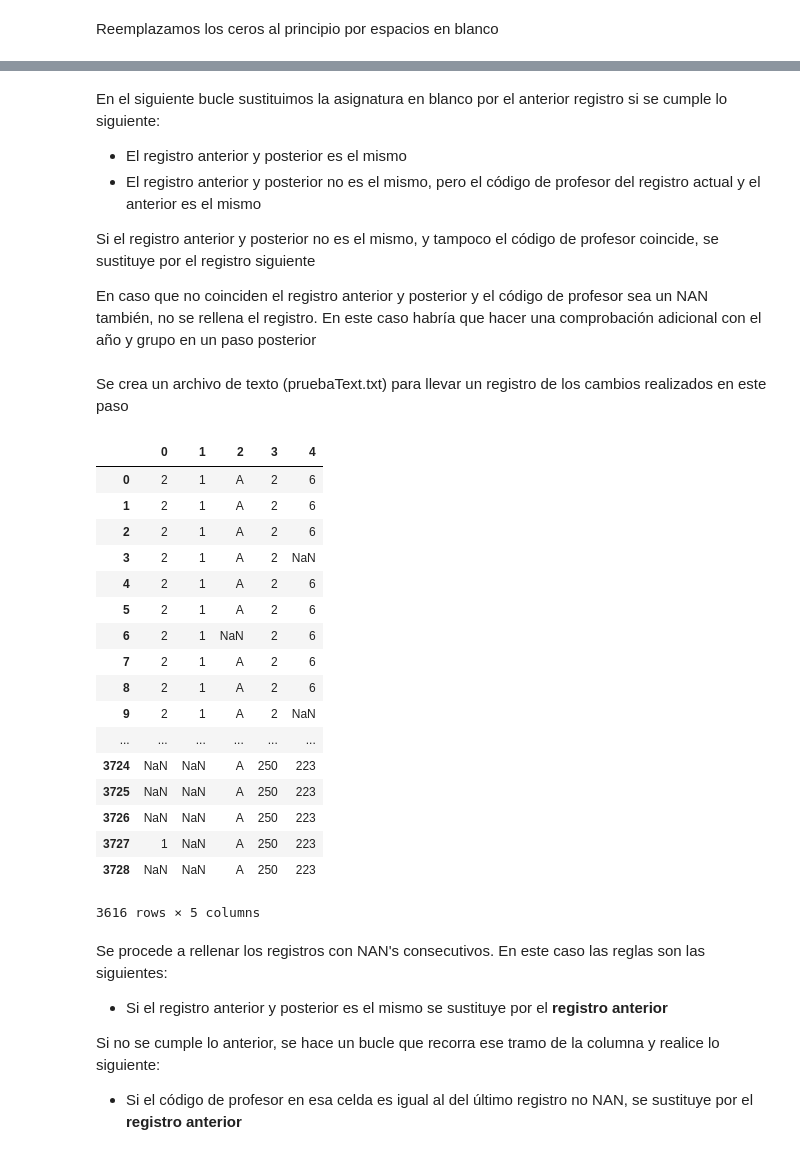
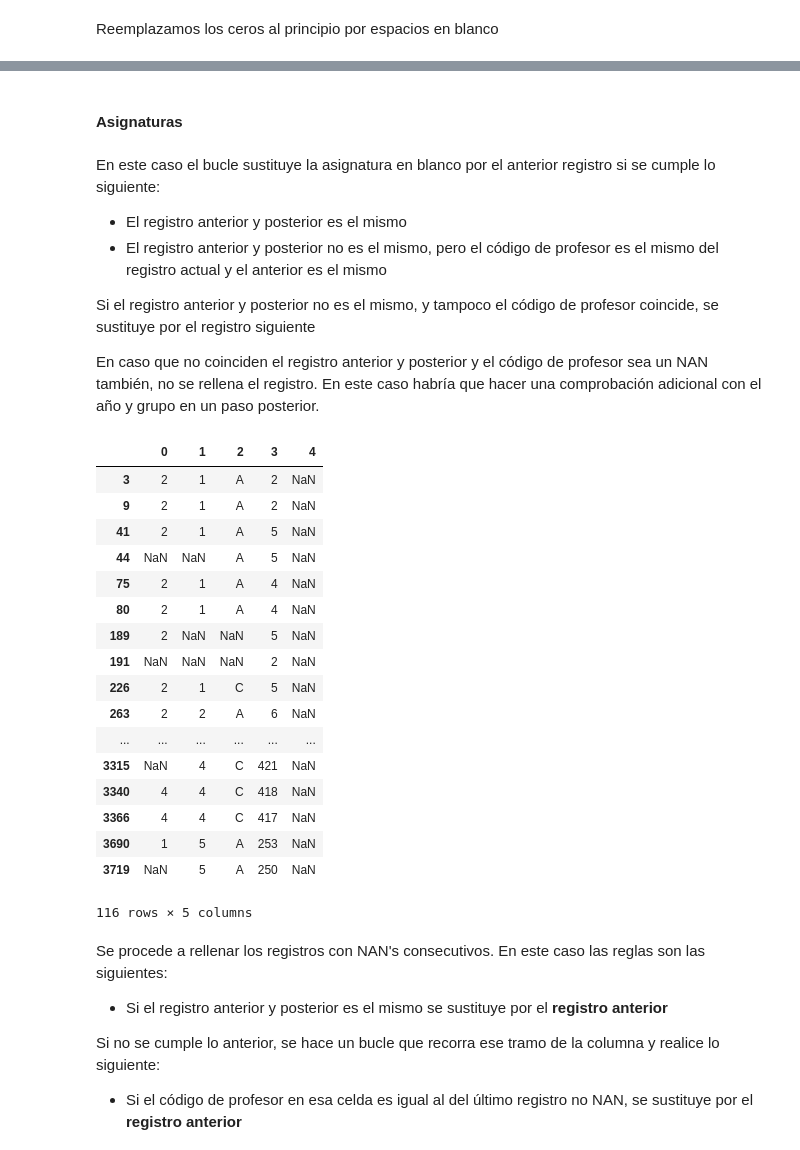
Before and after one commit to AntonioPL/TFM_Kschool, a Jupyter notebook: Tidy1.ipynb, the cells around one changed output, grey strips where cells are left out. Cells and saved outputs as stored; diff of their text form; code cells hidden in the pictures.

Commit message:
Se generaliza la sustitución (funciones) y localización (loop) de columnas

```diff
--- a/Tidy1.ipynb
+++ b/Tidy1.ipynb
@@ -540,4 +611,0 @@ Localizamos los índices que contienen NAN's y lo transformamos en una lista. Em
-# %%
-cod_nul_asig = encu_codigos22.iloc[:,-2].isnull()
-ind_nul_asig = np.where(cod_nul_asig == 1)[0].tolist()
-ind_nul_asig
@@ -621,0 +660,9 @@ encu_codigos23 = encu_codigos22.copy()
+# %%
+null_columnas = []
+for columna in range(len(encu_codigos22.columns)):
+    cod_nul_asig = encu_codigos22.iloc[:, columna].isnull()
+    ind_nul_asig = np.where(cod_nul_asig == 1)[0].tolist()
+    null_columnas.append(ind_nul_asig)
+for columna in range(len(encu_codigos22.columns)):
+    num_nulos = len(null_columnas[columna])
+    print('En la columna %d hay %d registros nulos' % (columna, num_nulos))
@@ -621,0 +701,22 @@ encu_codigos23 = encu_codigos22.copy()
+# %%
+def sustitucion(datos, nulos, columna, direccion):
+    datos2 = datos.copy()
+    nombre ='columna_'+str(columna)+'.txt'
+    file = open(nombre,'w')
+    for i in nulos[columna]:
+        if datos2.iloc[i-1,columna] == datos2.iloc[i+1,columna]:
+            file.write('Sustituyendo fila %d por el valor anterior condicion 1 \n' %i)
+            datos2.iloc[i,columna] = datos2.iloc[i-1,columna]
+        else:
+            if datos2.iloc[i-1,(columna + direccion)] == datos2.iloc[i,(columna + direccion)]:
+                file.write('Sustituyendo fila %d por el valor anterior, condicion 2 \n' %i)
+                datos2.iloc[i,columna] = datos2.iloc[i-1,columna]
+            else:
+                if pd.isnull(datos2.iloc[i,(columna + direccion)]) == True:
+                    file.write('Sustituyendo fila %d por Nan \n' %i)
+                    datos2.iloc[i,columna] = pd.np.nan
+                else:
+                    file.write('Sustituyendo fila %d por el valor posterior, condicion 3 \n' %i)
+                    datos2.iloc[i,columna] = datos.iloc[i+1,columna]
+    file.close()
+    return datos2
@@ -622,10 +750,12 @@ encu_codigos23 = encu_codigos22.copy()
+# %% [markdown]
+#### Asignaturas
 # %% [markdown]
-En el siguiente bucle sustituimos la asignatura en blanco por el anterior registro si se cumple lo siguiente:
+En este caso el bucle sustituye la asignatura en blanco por el anterior registro si se cumple lo siguiente:
 
 * El registro anterior y posterior es el mismo
-* El registro anterior y posterior no es el mismo, pero el código de profesor del registro actual y el anterior es el mismo
+* El registro anterior y posterior no es el mismo, pero el código de profesor es el mismo del registro actual y el anterior es el mismo
 
 Si el registro anterior y posterior no es el mismo, y tampoco el código de profesor coincide, se sustituye por el registro siguiente
 
 En caso que no coinciden el registro anterior y posterior y el código de profesor sea un NAN también, no se rellena el registro.
-En este caso habría que hacer una comprobación adicional con el año y grupo en un paso posterior
+En este caso habría que hacer una comprobación adicional con el año y grupo en un paso posterior.
@@ -655,26 +762,26 @@ file.close()
-# %% [markdown]
-Se crea un archivo de texto (pruebaText.txt) para llevar un registro de los cambios realizados en este paso
+# %%
+encu_codigos23 = sustitucion(encu_codigos22, nulos_columnas, 3, 1)
 # %%
-encu_codigos23
+encu_codigos23.iloc[lista_noconsec_asig,:]
 # %% [output]
 |  | 0 | 1 | 2 | 3 | 4 |
-| 0 | 2 | 1 | A | 2 | 6 |
-| 1 | 2 | 1 | A | 2 | 6 |
-| 2 | 2 | 1 | A | 2 | 6 |
 | 3 | 2 | 1 | A | 2 | NaN |
-| 4 | 2 | 1 | A | 2 | 6 |
-| 5 | 2 | 1 | A | 2 | 6 |
-| 6 | 2 | 1 | NaN | 2 | 6 |
-| 7 | 2 | 1 | A | 2 | 6 |
-| 8 | 2 | 1 | A | 2 | 6 |
 | 9 | 2 | 1 | A | 2 | NaN |
+| 41 | 2 | 1 | A | 5 | NaN |
+| 44 | NaN | NaN | A | 5 | NaN |
+| 75 | 2 | 1 | A | 4 | NaN |
+| 80 | 2 | 1 | A | 4 | NaN |
+| 189 | 2 | NaN | NaN | 5 | NaN |
+| 191 | NaN | NaN | NaN | 2 | NaN |
+| 226 | 2 | 1 | C | 5 | NaN |
+| 263 | 2 | 2 | A | 6 | NaN |
 | ... | ... | ... | ... | ... | ... |
-| 3724 | NaN | NaN | A | 250 | 223 |
-| 3725 | NaN | NaN | A | 250 | 223 |
-| 3726 | NaN | NaN | A | 250 | 223 |
-| 3727 | 1 | NaN | A | 250 | 223 |
-| 3728 | NaN | NaN | A | 250 | 223 |
+| 3315 | NaN | 4 | C | 421 | NaN |
+| 3340 | 4 | 4 | C | 418 | NaN |
+| 3366 | 4 | 4 | C | 417 | NaN |
+| 3690 | 1 | 5 | A | 253 | NaN |
+| 3719 | NaN | 5 | A | 250 | NaN |
-3616 rows × 5 columns
+116 rows × 5 columns
 # %% [markdown]
 Se procede a rellenar los registros con NAN's consecutivos. En este caso las reglas son las siguientes:
 
```
Also changed, not shown: parts of 87 cells of this notebook, 5 other files.
